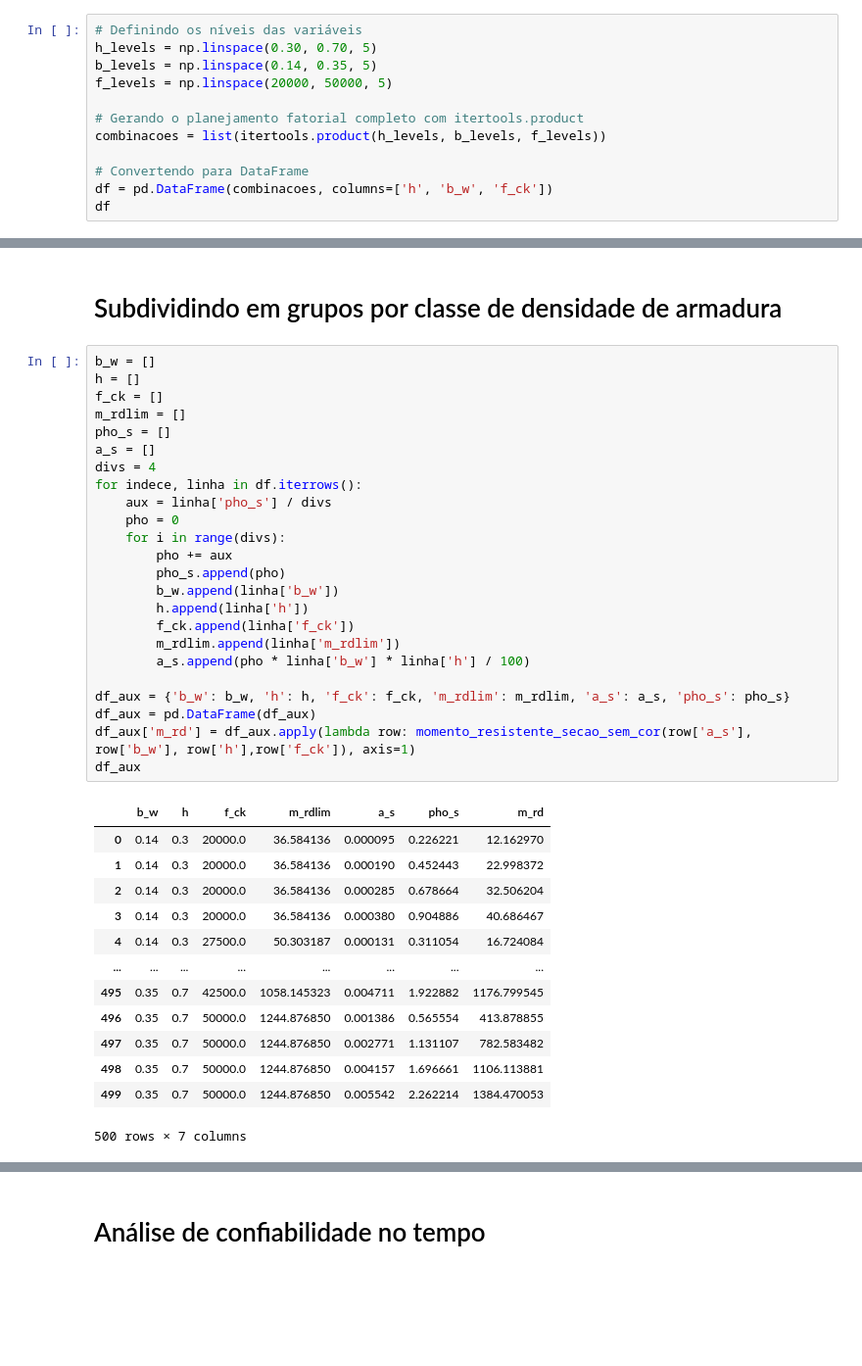
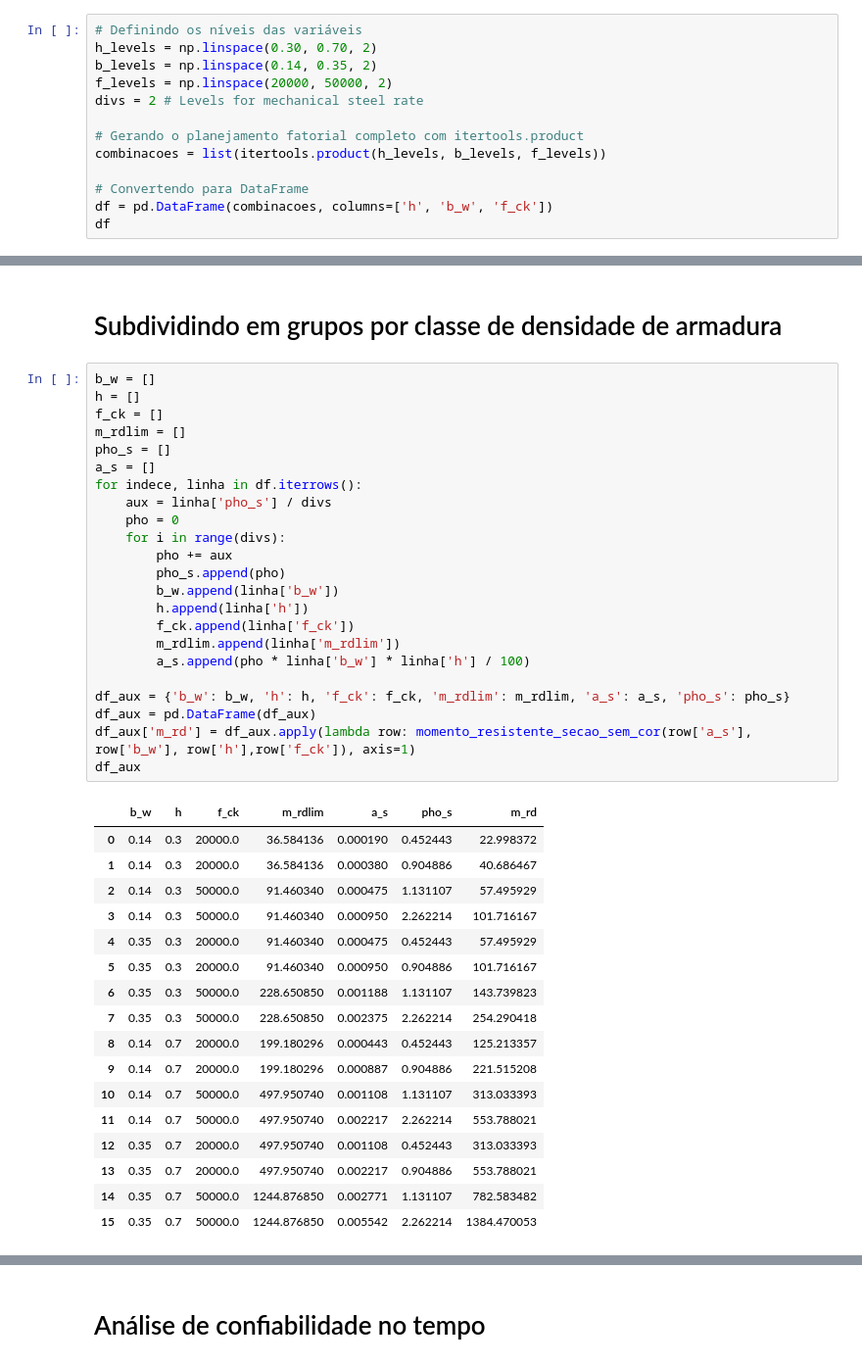
Before and after one commit to Pesquisa-UFCAT/2024-1_victor_hugo_renata_maria, a Jupyter notebook: amostragem.ipynb, the cells around one changed output, grey strips where cells are left out. Shown at 98% size. Saved outputs shown, nothing was run; the diff lists cells and outputs as text; blank space fills up the shorter version.

```diff
--- a/amostragem.ipynb
+++ b/amostragem.ipynb
@@ -13,9 +12,10 @@ from obj import momento_limite_armadura_simples, area_aco_flexao_simples, moment
 # Planejamento experimental
 # %%
 # Definindo os níveis das variáveis
-h_levels = np.linspace(0.30, 0.70, 5)
-b_levels = np.linspace(0.14, 0.35, 5)
-f_levels = np.linspace(20000, 50000, 5)
+h_levels = np.linspace(0.30, 0.70, 2)
+b_levels = np.linspace(0.14, 0.35, 2)
+f_levels = np.linspace(20000, 50000, 2)
+divs = 2 # Levels for mechanical steel rate
 
 # Gerando o planejamento fatorial completo com itertools.product
 combinacoes = list(itertools.product(h_levels, b_levels, f_levels))
@@ -78,38 +70,41 @@ df
 # %%
 b_w = []
 h = []
 f_ck = []
 m_rdlim = []
 pho_s = []
 a_s = []
-divs = 4
 for indece, linha in df.iterrows():
     aux = linha['pho_s'] / divs
     pho = 0
     for i in range(divs):
         pho += aux
         pho_s.append(pho)
         b_w.append(linha['b_w'])
         h.append(linha['h'])
         f_ck.append(linha['f_ck'])
         m_rdlim.append(linha['m_rdlim'])
         a_s.append(pho * linha['b_w'] * linha['h'] / 100)
 
 df_aux = {'b_w': b_w, 'h': h, 'f_ck': f_ck, 'm_rdlim': m_rdlim, 'a_s': a_s, 'pho_s': pho_s}
 df_aux = pd.DataFrame(df_aux)
 df_aux['m_rd'] = df_aux.apply(lambda row: momento_resistente_secao_sem_cor(row['a_s'], row['b_w'], row['h'],row['f_ck']), axis=1)
 df_aux
 # %% [output]
 |  | b_w | h | f_ck | m_rdlim | a_s | pho_s | m_rd |
-| 0 | 0.14 | 0.3 | 20000.0 | 36.584136 | 0.000095 | 0.226221 | 12.162970 |
-| 1 | 0.14 | 0.3 | 20000.0 | 36.584136 | 0.000190 | 0.452443 | 22.998372 |
-| 2 | 0.14 | 0.3 | 20000.0 | 36.584136 | 0.000285 | 0.678664 | 32.506204 |
-| 3 | 0.14 | 0.3 | 20000.0 | 36.584136 | 0.000380 | 0.904886 | 40.686467 |
-| 4 | 0.14 | 0.3 | 27500.0 | 50.303187 | 0.000131 | 0.311054 | 16.724084 |
-| ... | ... | ... | ... | ... | ... | ... | ... |
-| 495 | 0.35 | 0.7 | 42500.0 | 1058.145323 | 0.004711 | 1.922882 | 1176.799545 |
-| 496 | 0.35 | 0.7 | 50000.0 | 1244.876850 | 0.001386 | 0.565554 | 413.878855 |
-| 497 | 0.35 | 0.7 | 50000.0 | 1244.876850 | 0.002771 | 1.131107 | 782.583482 |
-| 498 | 0.35 | 0.7 | 50000.0 | 1244.876850 | 0.004157 | 1.696661 | 1106.113881 |
-| 499 | 0.35 | 0.7 | 50000.0 | 1244.876850 | 0.005542 | 2.262214 | 1384.470053 |
+| 0 | 0.14 | 0.3 | 20000.0 | 36.584136 | 0.000190 | 0.452443 | 22.998372 |
+| 1 | 0.14 | 0.3 | 20000.0 | 36.584136 | 0.000380 | 0.904886 | 40.686467 |
+| 2 | 0.14 | 0.3 | 50000.0 | 91.460340 | 0.000475 | 1.131107 | 57.495929 |
+| 3 | 0.14 | 0.3 | 50000.0 | 91.460340 | 0.000950 | 2.262214 | 101.716167 |
+| 4 | 0.35 | 0.3 | 20000.0 | 91.460340 | 0.000475 | 0.452443 | 57.495929 |
+| 5 | 0.35 | 0.3 | 20000.0 | 91.460340 | 0.000950 | 0.904886 | 101.716167 |
+| 6 | 0.35 | 0.3 | 50000.0 | 228.650850 | 0.001188 | 1.131107 | 143.739823 |
+| 7 | 0.35 | 0.3 | 50000.0 | 228.650850 | 0.002375 | 2.262214 | 254.290418 |
+| 8 | 0.14 | 0.7 | 20000.0 | 199.180296 | 0.000443 | 0.452443 | 125.213357 |
+| 9 | 0.14 | 0.7 | 20000.0 | 199.180296 | 0.000887 | 0.904886 | 221.515208 |
+| 10 | 0.14 | 0.7 | 50000.0 | 497.950740 | 0.001108 | 1.131107 | 313.033393 |
+| 11 | 0.14 | 0.7 | 50000.0 | 497.950740 | 0.002217 | 2.262214 | 553.788021 |
+| 12 | 0.35 | 0.7 | 20000.0 | 497.950740 | 0.001108 | 0.452443 | 313.033393 |
+| 13 | 0.35 | 0.7 | 20000.0 | 497.950740 | 0.002217 | 0.904886 | 553.788021 |
+| 14 | 0.35 | 0.7 | 50000.0 | 1244.876850 | 0.002771 | 1.131107 | 782.583482 |
+| 15 | 0.35 | 0.7 | 50000.0 | 1244.876850 | 0.005542 | 2.262214 | 1384.470053 |
-500 rows × 7 columns
```
Also changed, not shown: parts of 7 cells of this notebook, 4 other files.
